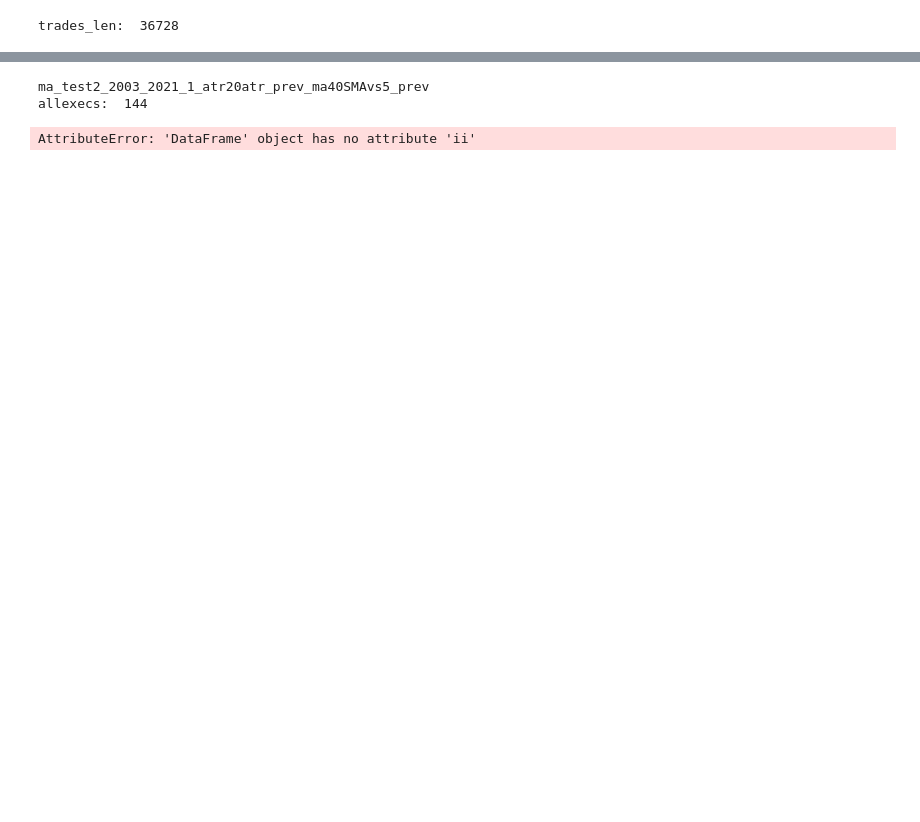
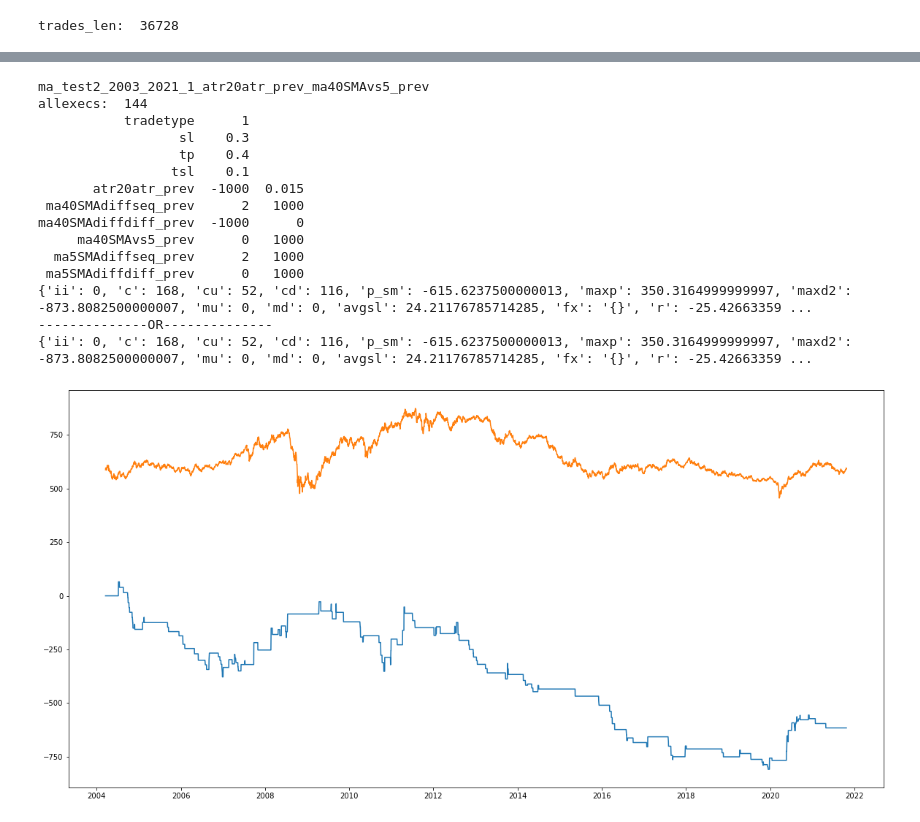
Before and after one commit to ai357060/flower, a Jupyter notebook: wm/SMAExperiment_test2.ipynb, the cells around one changed output, grey strips where cells are left out. Saved outputs shown, nothing was run; the diff lists cells and outputs as text; code cells hidden in the pictures; blank space fills up the shorter version.

Commit message:
plot next

```diff
--- a/wm/SMAExperiment_test2.ipynb
+++ b/wm/SMAExperiment_test2.ipynb
@@ -136,12 +136,12 @@ trades_len:  36728
 #
 # alltrades.head(2)
 # %%
-def runstats_test2(alltrades,ma1,atrperiod,sl,tp,tsl,fxs=False):
+def runstats_test2(alltrades,ma1,atrperiod,sl,tp,tsl,fxs=[]):
     ma2 = '5'
     stats = runstats_ma_test2(alltrades,'ma'+ma1+'SMAdiffseq_prev', 'ma'+ma1+'SMAdiffdiff_prev','ma'+ma1+'SMAvs'+ma2+'_prev', 'ma'+ma2+'SMAdiffseq_prev', 'ma'+ma2+'SMAdiffdiff_prev',atrperiod,sl,tp,tsl,fxs)
     return stats
 
-def runstats_ma_test2(alltrades,a,b,vs,aa,bb,atr,sl,tp,tsl,fxs=False):
+def runstats_ma_test2(alltrades,a,b,vs,aa,bb,atr,sl,tp,tsl,fxs):
     conf   = {}
     params = {}
 
@@ -177,16 +177,29 @@ duration:       0:00:00.495086
 # %%
 importlib.reload(tradestats)
 from tradestats import *
 # for i in [10,14,20,30,40]:
 for i in [20]:
     atrperiod = 'atr'+str(i)+'atr_prev'
-    fxs=runstats_test2(alltrades,'40',atrperiod,sl,tp,tsl,True)
+    fxs=runstats_test2(alltrades,'40',atrperiod,sl,tp,tsl,[30])
 
-sub = calcandplot(alltrades,fxs,[1])
+sub = calcandplot(alltrades,fxs)
 # %% [output]
 ma_test2_2003_2021_1_atr20atr_prev_ma40SMAvs5_prev
 allexecs:  144
+           tradetype      1
+                  sl    0.3
+                  tp    0.4
+                 tsl    0.1
+       atr20atr_prev  -1000  0.015
+ ma40SMAdiffseq_prev      2   1000
+ma40SMAdiffdiff_prev  -1000      0
+     ma40SMAvs5_prev      0   1000
+  ma5SMAdiffseq_prev      2   1000
+ ma5SMAdiffdiff_prev      0   1000
+{'ii': 0, 'c': 168, 'cu': 52, 'cd': 116, 'p_sm': -615.6237500000013, 'maxp': 350.3164999999997, 'maxd2': -873.8082500000007, 'mu': 0, 'md': 0, 'avgsl': 24.21176785714285, 'fx': '{}', 'r': -25.42663359 ...
+--------------OR--------------
+{'ii': 0, 'c': 168, 'cu': 52, 'cd': 116, 'p_sm': -615.6237500000013, 'maxp': 350.3164999999997, 'maxd2': -873.8082500000007, 'mu': 0, 'md': 0, 'avgsl': 24.21176785714285, 'fx': '{}', 'r': -25.42663359 ...
-AttributeError: 'DataFrame' object has no attribute 'ii'
+[figure, added]
 # %%
 jj = '{""tradetype"": [2, 1], ""sl"": [2, 0.7], ""tp"": [2, 0.4], ""tsl"": [2, 0.1], ""atr20atr_prev"": [3, -1000, 0.015], ""ma40SMAdiffseq_prev"": [0, 1, 1000], ""ma40SMAdiffdiff_prev"": [0, -1000, 1000], ""ma40SMAvs5_prev"": [3, 0, 1000], ""ma5SMAdiffseq_prev"": [3, 2, 1000], ""ma5SMAdiffdiff_prev"": [0, -1000, 0]}'
 # %%
```
Also changed, not shown: parts of 5 cells of this notebook, 1 other file.
